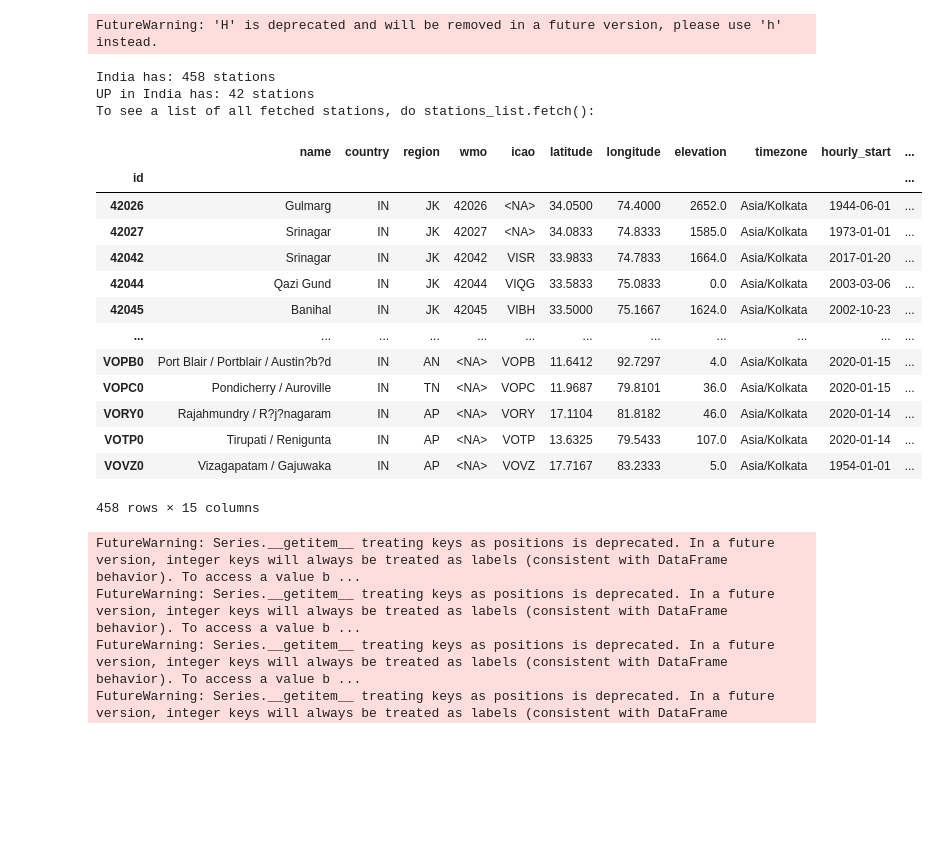
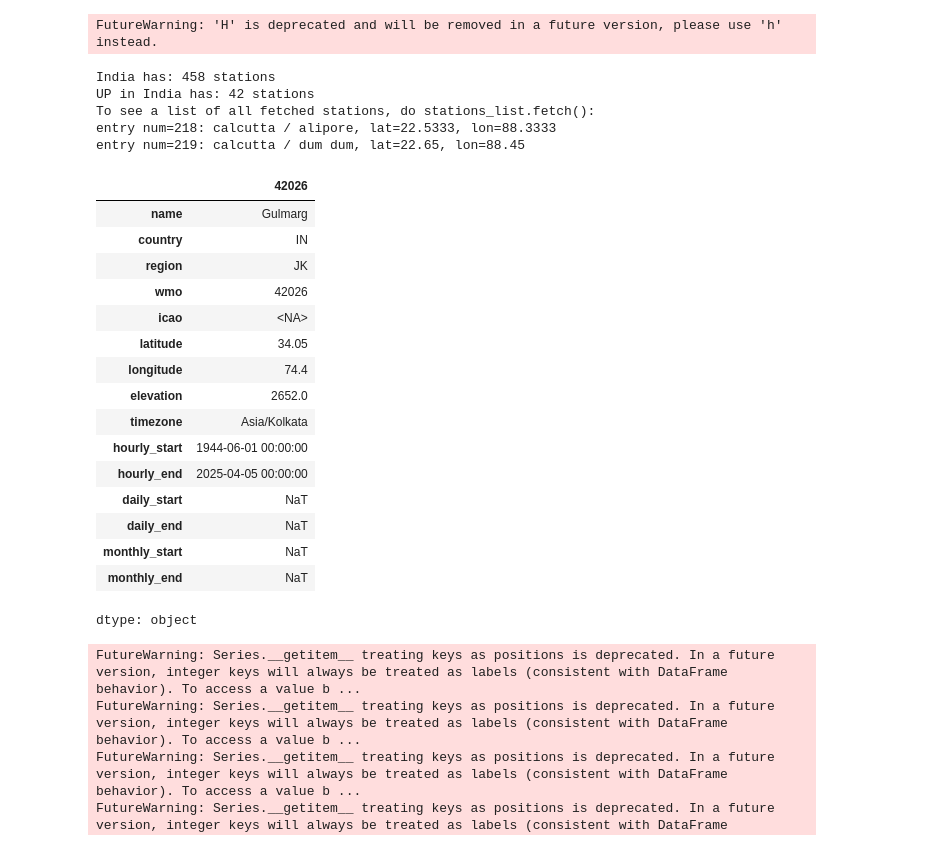
Before and after one commit to amangupta2/ai_weather, a Jupyter notebook: docs/source/wbx_quickstart.ipynb, the cells around one changed output. Saved outputs shown, nothing was run; the diff lists cells and outputs as text; code cells hidden in the pictures; blank space fills up the shorter version.

```diff
--- a/docs/source/wbx_quickstart.ipynb
+++ b/docs/source/wbx_quickstart.ipynb
@@ -67,27 +67,47 @@ stations_list = stations_list.region('IN','UP')
 print(f'UP in India has: {stations_list.count()} stations')
 
 print('To see a list of all fetched stations, do stations_list.fetch():')
+#stations_list.fetch() # see all table
+#stations_list.fetch()['var_name'][i] # see var_name for station i
+#stations_list.fetch().iloc[0] # see all info for a given station
+
+
+# find a radar in a list of cities
+# agartala | new delhi |
+#city='agartala'
+#city='new delhi'
+city = 'calcutta'
+i = 0
+for text in NAME:
+    if city in text:
+        print(f'entry num={i}: {text}, lat={LATITUDE[i]}, lon={LONGITUDE[i]}')
+    i+=1
 # %% [output]
 India has: 458 stations
 UP in India has: 42 stations
 To see a list of all fetched stations, do stations_list.fetch():
+entry num=218: calcutta / alipore, lat=22.5333, lon=88.3333
+entry num=219: calcutta / dum dum, lat=22.65, lon=88.45
 # %%
-stations_list.fetch()
+stations_list.fetch().iloc[0]
 # %% [output]
-|  | name | country | region | wmo | icao | latitude | longitude | elevation | timezone | hourly_start | ... |
-| id |  |  |  |  |  |  |  |  |  |  | ... |
-| 42026 | Gulmarg | IN | JK | 42026 | <NA> | 34.0500 | 74.4000 | 2652.0 | Asia/Kolkata | 1944-06-01 | ... |
-| 42027 | Srinagar | IN | JK | 42027 | <NA> | 34.0833 | 74.8333 | 1585.0 | Asia/Kolkata | 1973-01-01 | ... |
-| 42042 | Srinagar | IN | JK | 42042 | VISR | 33.9833 | 74.7833 | 1664.0 | Asia/Kolkata | 2017-01-20 | ... |
-| 42044 | Qazi Gund | IN | JK | 42044 | VIQG | 33.5833 | 75.0833 | 0.0 | Asia/Kolkata | 2003-03-06 | ... |
-| 42045 | Banihal | IN | JK | 42045 | VIBH | 33.5000 | 75.1667 | 1624.0 | Asia/Kolkata | 2002-10-23 | ... |
-| ... | ... | ... | ... | ... | ... | ... | ... | ... | ... | ... | ... |
-| VOPB0 | Port Blair / Portblair / Austin?b?d | IN | AN | <NA> | VOPB | 11.6412 | 92.7297 | 4.0 | Asia/Kolkata | 2020-01-15 | ... |
-| VOPC0 | Pondicherry / Auroville | IN | TN | <NA> | VOPC | 11.9687 | 79.8101 | 36.0 | Asia/Kolkata | 2020-01-15 | ... |
-| VORY0 | Rajahmundry / R?j?nagaram | IN | AP | <NA> | VORY | 17.1104 | 81.8182 | 46.0 | Asia/Kolkata | 2020-01-14 | ... |
-| VOTP0 | Tirupati / Renigunta | IN | AP | <NA> | VOTP | 13.6325 | 79.5433 | 107.0 | Asia/Kolkata | 2020-01-14 | ... |
-| VOVZ0 | Vizagapatam / Gajuwaka | IN | AP | <NA> | VOVZ | 17.7167 | 83.2333 | 5.0 | Asia/Kolkata | 1954-01-01 | ... |
+|  | 42026 |
+| name | Gulmarg |
+| country | IN |
+| region | JK |
+| wmo | 42026 |
+| icao | <NA> |
+| latitude | 34.05 |
+| longitude | 74.4 |
+| elevation | 2652.0 |
+| timezone | Asia/Kolkata |
+| hourly_start | 1944-06-01 00:00:00 |
+| hourly_end | 2025-04-05 00:00:00 |
+| daily_start | NaT |
+| daily_end | NaT |
+| monthly_start | NaT |
+| monthly_end | NaT |
-458 rows × 15 columns
+dtype: object
 # %%
 stations_list = stations.region('IN')
 
```
Also changed, not shown: parts of 3 cells of this notebook.
